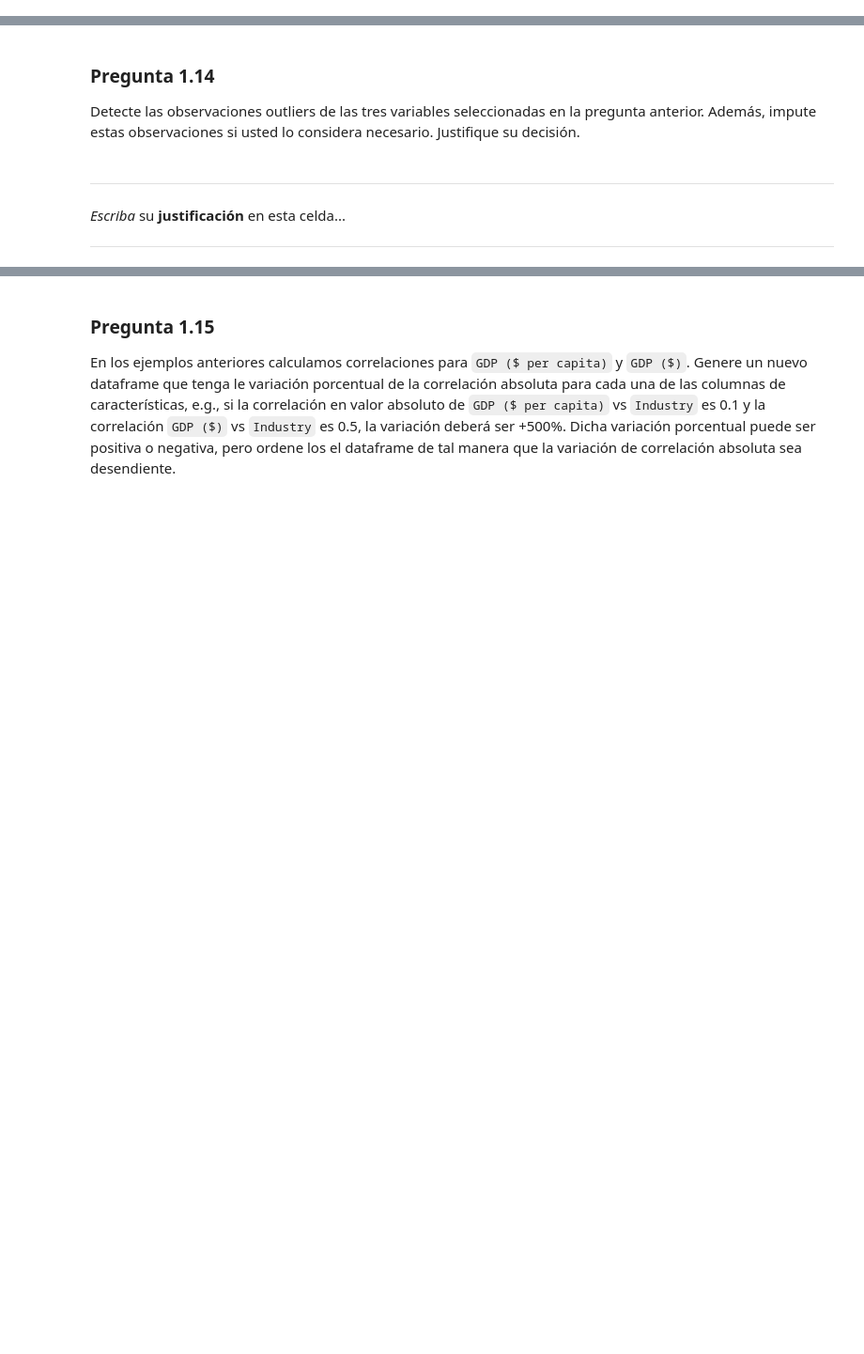
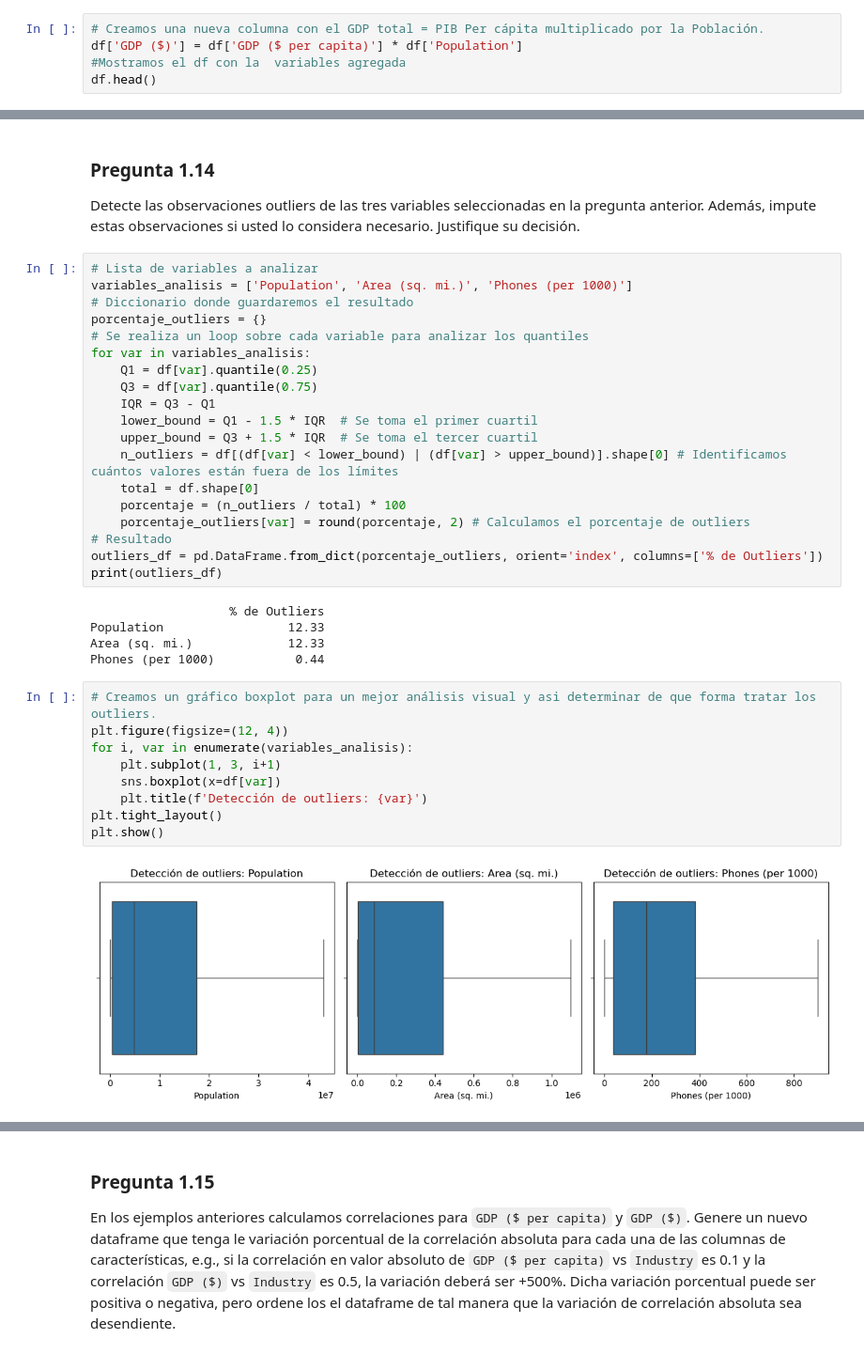
Before and after one commit to GabOqueli-16062022/Aplicaciones_Machine_Learning_economia, a Jupyter notebook: Tarea I/Tarea_1.ipynb, the cells around one changed output, grey strips where cells are left out. Shown at 94% size. Cells and saved outputs as stored; diff of their text form; blank space fills up the shorter version.

```diff
--- a/Tarea I/Tarea_1.ipynb
+++ b/Tarea I/Tarea_1.ipynb
@@ -500,3 +590,8 @@ Utilizando los parámetros de la función con la que hizo los _scatterplots_, co
 ### Pregunta 1.12
 
 Cree una nueva columna `GDP (%)` que represente el GDP total de cada pais (no per capita) y agreguela al dataframe.
+# %%
+# Creamos una nueva columna con el GDP total = PIB Per cápita multiplicado por la Población.
+df['GDP ($)'] = df['GDP ($ per capita)'] * df['Population']
+#Mostramos el df con la  variables agregada
+df.head()
@@ -519,14 +683,38 @@ Repita el análisis de correlaciones para `GDP ($)` excluyendo `GDP ($ per capit
 ### Pregunta 1.14
 
 Detecte las observaciones outliers de las tres variables seleccionadas en la pregunta anterior. Además, impute estas observaciones si usted lo considera necesario. Justifique su decisión.
-# %% [markdown]
-
-
-
----
-
-
-*Escriba* su **justificación** en esta celda...
-
-
----
+# %%
+# Lista de variables a analizar
+variables_analisis = ['Population', 'Area (sq. mi.)', 'Phones (per 1000)']
+# Diccionario donde guardaremos el resultado
+porcentaje_outliers = {}
+# Se realiza un loop sobre cada variable para analizar los quantiles
+for var in variables_analisis:
+    Q1 = df[var].quantile(0.25)
+    Q3 = df[var].quantile(0.75)
+    IQR = Q3 - Q1
+    lower_bound = Q1 - 1.5 * IQR  # Se toma el primer cuartil
+    upper_bound = Q3 + 1.5 * IQR  # Se toma el tercer cuartil
+    n_outliers = df[(df[var] < lower_bound) | (df[var] > upper_bound)].shape[0] # Identificamos cuántos valores están fuera de los límites
+    total = df.shape[0]
+    porcentaje = (n_outliers / total) * 100
+    porcentaje_outliers[var] = round(porcentaje, 2) # Calculamos el porcentaje de outliers
+# Resultado
+outliers_df = pd.DataFrame.from_dict(porcentaje_outliers, orient='index', columns=['% de Outliers'])
+print(outliers_df)
+# %% [output]
+                   % de Outliers
+Population                 12.33
+Area (sq. mi.)             12.33
+Phones (per 1000)           0.44
+# %%
+# Creamos un gráfico boxplot para un mejor análisis visual y asi determinar de que forma tratar los outliers.
+plt.figure(figsize=(12, 4))
+for i, var in enumerate(variables_analisis):
+    plt.subplot(1, 3, i+1)
+    sns.boxplot(x=df[var])
+    plt.title(f'Detección de outliers: {var}')
+plt.tight_layout()
+plt.show()
+# %% [output]
+[figure, added]
```
Also changed, not shown: parts of 38 cells of this notebook.
